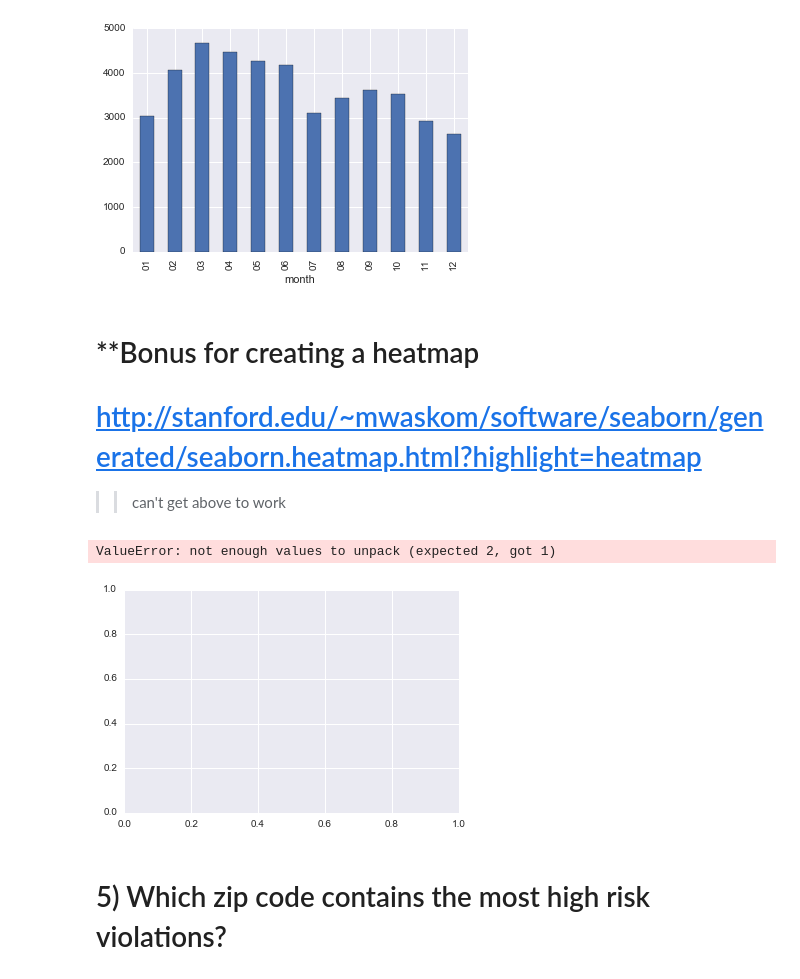
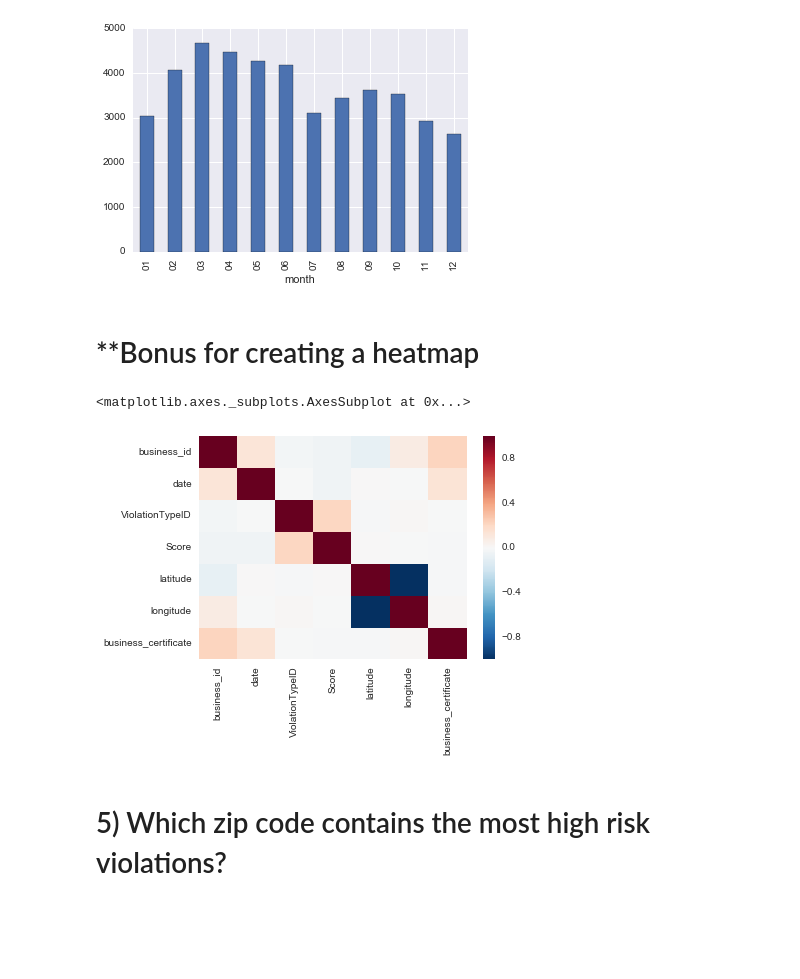
Before and after one commit to brendanburkart/sfdat28-burkart, a Jupyter notebook: HOMEWORK/hw1_burkartbrendan.ipynb, the cells around one changed output. Drawn from its saved outputs; the diff is of its cells as text; code cells hidden in the pictures; blank space fills up the shorter version.

Commit message:
Adding homework and data for project

```diff
--- a/HOMEWORK/hw1_burkartbrendan.ipynb
+++ b/HOMEWORK/hw1_burkartbrendan.ipynb
@@ -23,7 +23,7 @@ pd.set_option('max_colwidth', 50)
 # %% [markdown]
 # 0.2a Get 'businesses'
 # %%
-businesses = pd.read_csv('http://localhost:8888/files/hw/data/businesses_plus.csv', parse_dates=True, dtype={'phone_number': str})
+businesses = pd.read_csv('http://localhost:8889/files/HOMEWORK/data/businesses_plus.csv', parse_dates=True, dtype={'phone_number': str})
 businesses.shape
 
 # dtype casts the column as a specific data type
@@ -59,7 +71,7 @@ memory usage: 943.1+ KB
 # %% [markdown]
 # 0.2b Get 'inspections'
 # %%
-inspections = pd.read_csv('http://localhost:8888/files/hw/data/inspections_plus.csv', parse_dates=True)
+inspections = pd.read_csv('http://localhost:8889/files/HOMEWORK/data/inspections_plus.csv', parse_dates=True)
 inspections.shape
 # %% [output]
 (27285, 4)
@@ -85,7 +97,7 @@ memory usage: 852.7+ KB
 # %% [markdown]
 # 0.2c Get 'violations'
 # %%
-violations = pd.read_csv('http://localhost:8888/files/hw/data/violations_plus.csv', parse_dates=True)
+violations = pd.read_csv('http://localhost:8889/files/HOMEWORK/data/violations_plus.csv', parse_dates=True)
 violations.shape
 # %% [output]
 (39720, 5)
@@ -274,15 +288,13 @@ restaurant_scores.groupby(['month'])['date'].count().plot(kind = 'bar')
 # %% [output]
 <matplotlib.axes._subplots.AxesSubplot at 0x...>
 [figure]
-# %% [markdown]
-# **Bonus for creating a heatmap
-# http://stanford.edu/~mwaskom/software/seaborn/generated/seaborn.heatmap.html?highlight=heatmap
->> can't get above to work
+# %% [markdown]
+# **Bonus for creating a heatmap
 # %%
-sns.heatmap(restaurant_scores.groupby(['month'])['date'].count())
+sns.heatmap(restaurant_scores.corr())
 # %% [output]
-ValueError: not enough values to unpack (expected 2, got 1)
+<matplotlib.axes._subplots.AxesSubplot at 0x...>
-[figure, old version]
+[figure, new version]
 # %% [markdown]
 # 5) Which zip code contains the most high risk violations?
 # %%
```
Also changed, not shown: parts of 23 cells of this notebook, 13 other files.
